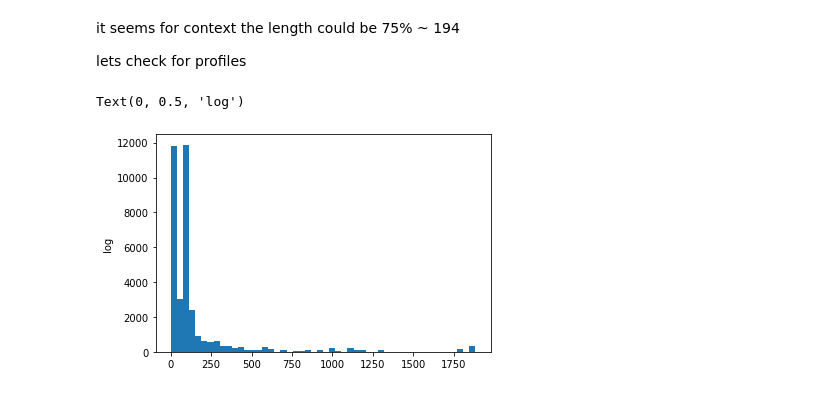
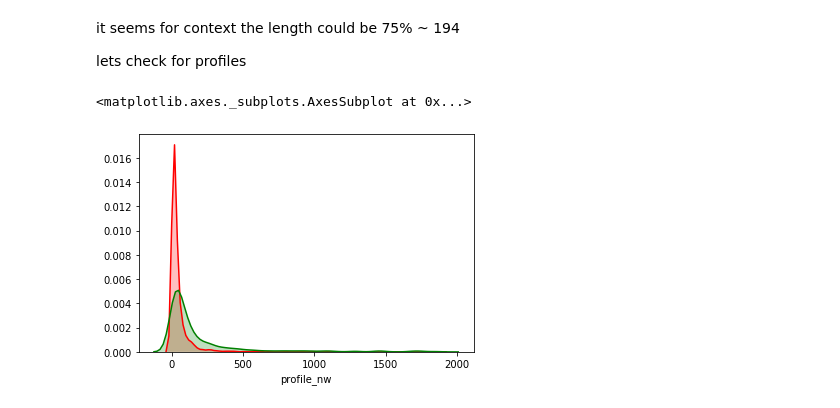
Before and after one commit to johnnytorres/recsys_twconv_s2s, a Jupyter notebook: analysis/eda_trec.ipynb, the cells around one changed output. Saved outputs shown, nothing was run; the diff lists cells and outputs as text; code cells hidden in the pictures.

```diff
--- a/analysis/eda_trec.ipynb
+++ b/analysis/eda_trec.ipynb
@@ -126,9 +127,12 @@ it seems for context the length could be 75% ~ 194
 lets check for profiles
 # %%
 ds['profile_nw'] = ds.profile.apply(lambda x: len(x.split()))
-# %%
-ds.profile_nw.plot.hist(bins=50)
-plt.ylabel('log')
-# %% [output]
-Text(0, 0.5, 'log')
-[figure, removed]
+# %%
+# Plot a kernel density estimate and rug plot
+sns.despine(left=True)
+sns.distplot(ds[ds.flag=='0'].profile_nw, hist=False, kde_kws={"shade": True} , color="r")
+sns.distplot(ds[ds.flag=='1'].profile_nw, hist=False, kde_kws={"shade": True} , color="g")
+#plt.yscale('log')
+# %% [output]
+<matplotlib.axes._subplots.AxesSubplot at 0x...>
+[figure, added]
```
Also changed, not shown: parts of 11 cells of this notebook, 24 other files.
